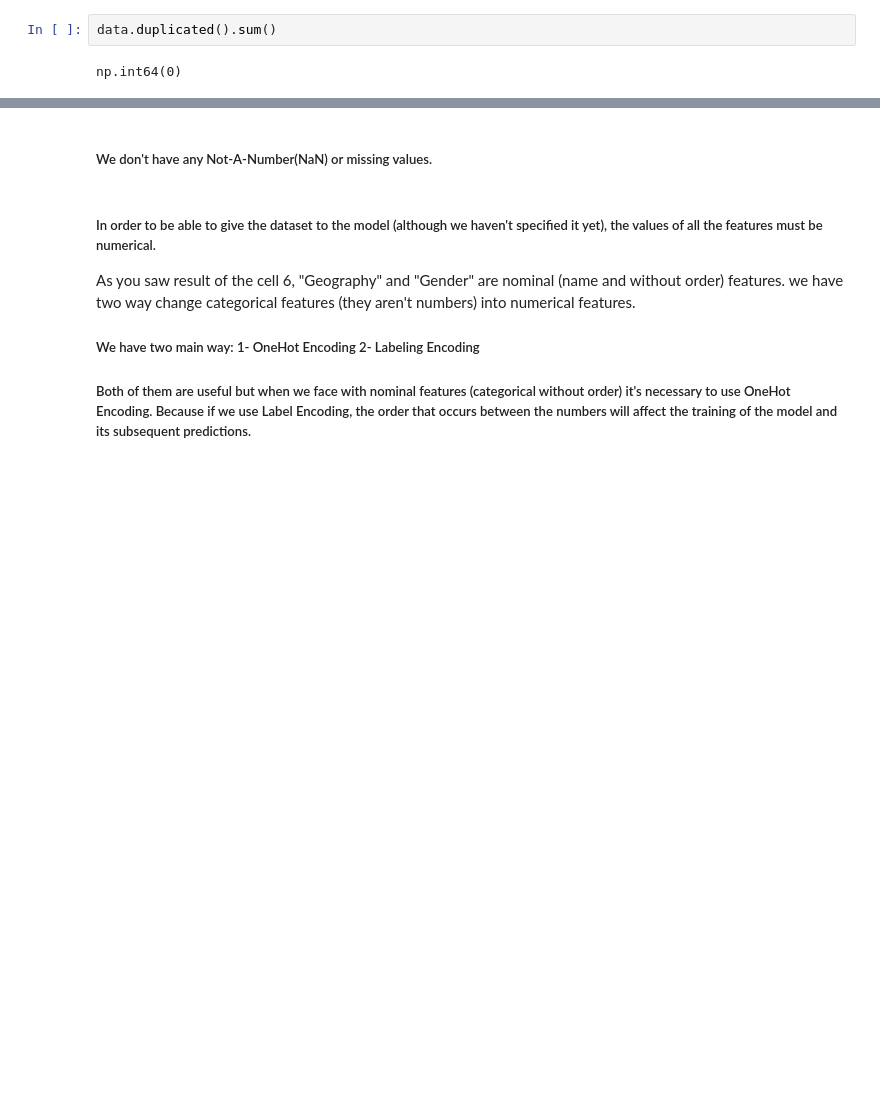
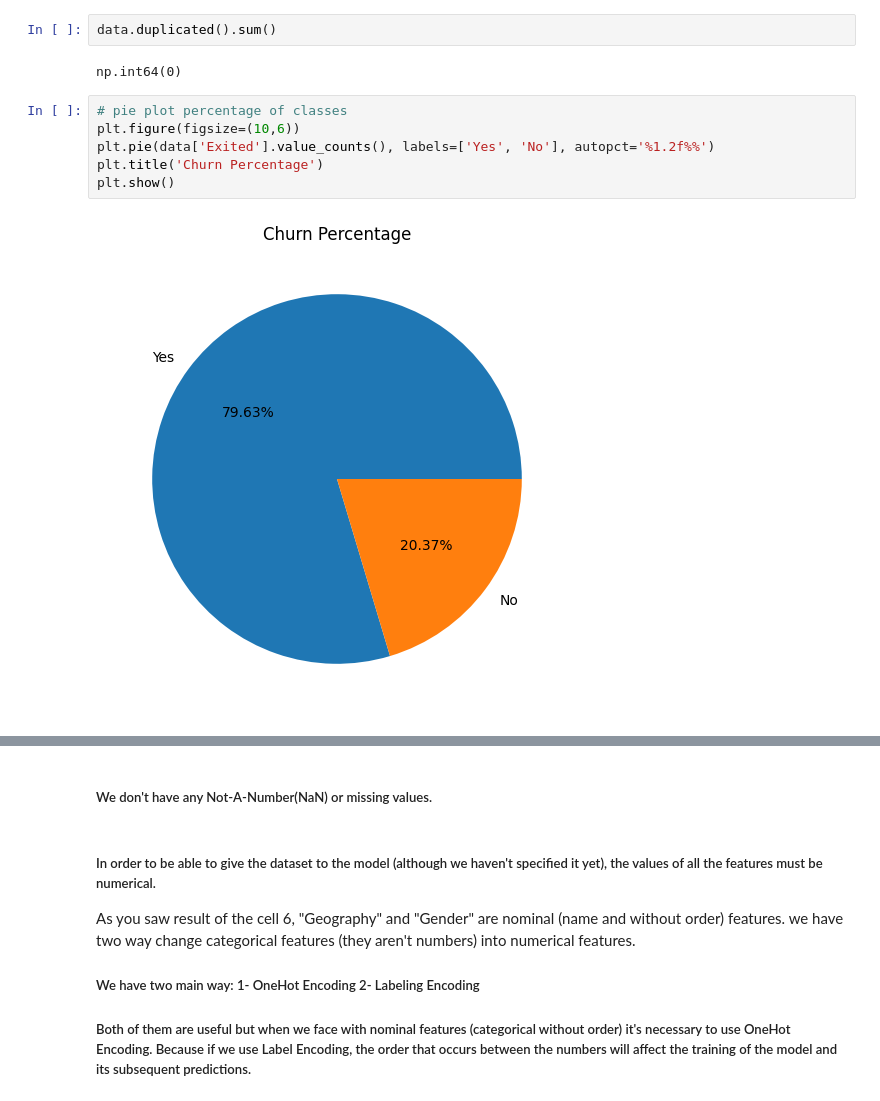
Before and after one commit to AmirrezaMadadi/Customer-Churn-Prediction, a Jupyter notebook: customer_churn_prediction.ipynb, the cells around one changed output, grey strips where cells are left out. Saved outputs shown, nothing was run; the diff lists cells and outputs as text; blank space fills up the shorter version.

```diff
--- a/customer_churn_prediction.ipynb
+++ b/customer_churn_prediction.ipynb
@@ -94,3 +94,11 @@ dtype: object
 data.duplicated().sum()
 # %% [output]
 np.int64(0)
+# %%
+# pie plot percentage of classes
+plt.figure(figsize=(10,6))
+plt.pie(data['Exited'].value_counts(), labels=['Yes', 'No'], autopct='%1.2f%%')
+plt.title('Churn Percentage')
+plt.show()
+# %% [output]
+[figure, added]
```
Also changed, not shown: parts of 31 cells of this notebook.
